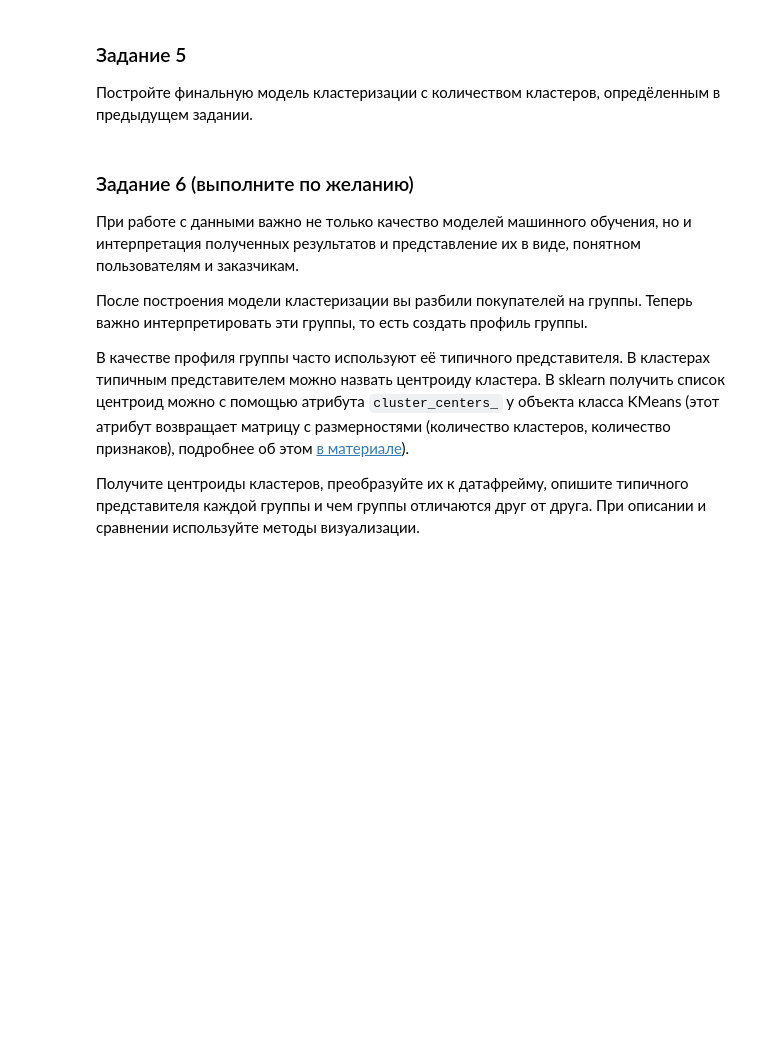
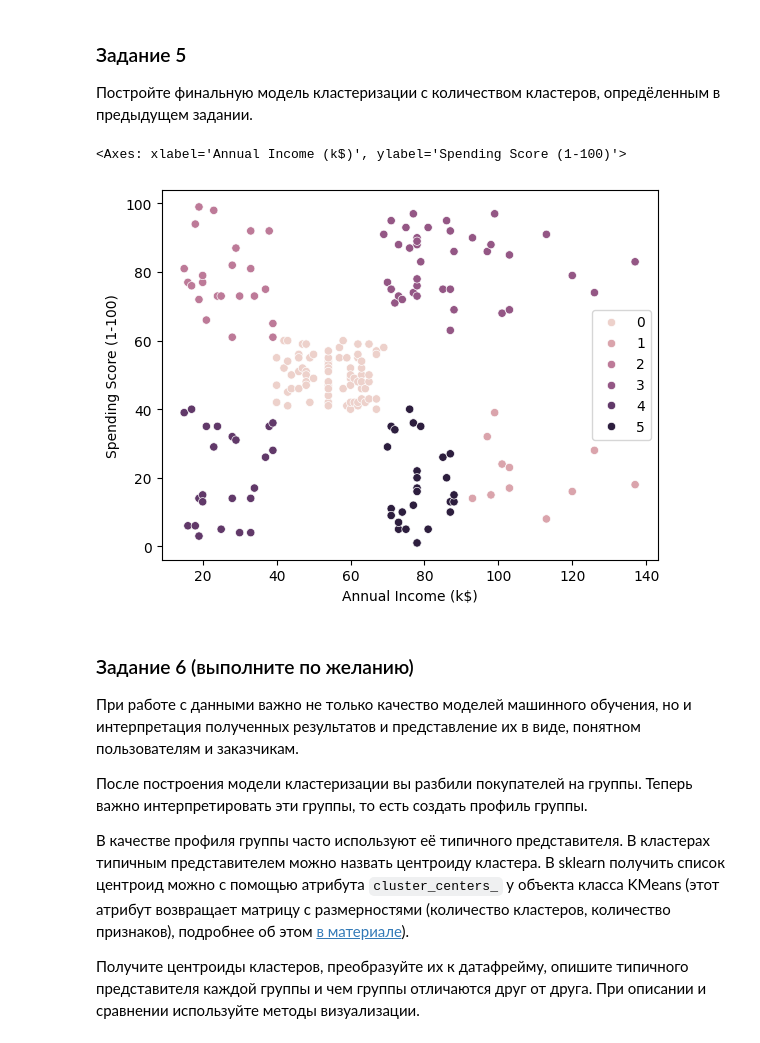
Before and after one commit to IgorKolotushkin/machine_learning_ds, a Jupyter notebook: hw10/Практическая работа. Кластеризация. Метод k-средних.ipynb, the cells around one changed output. Cells and saved outputs as stored; diff of their text form; code cells hidden in the pictures; blank space fills up the shorter version.

```diff
--- a/hw10/Практическая работа. Кластеризация. Метод k-средних.ipynb
+++ b/hw10/Практическая работа. Кластеризация. Метод k-средних.ipynb
@@ -190,0 +192,8 @@ km_best = KMeans(n_clusters=6).fit(df)
+# %%
+km_best = KMeans(n_clusters=6, random_state=1).fit(df)
+points = km_best.predict(df)
+
+sns.scatterplot(x=df['Annual Income (k$)'], y=df['Spending Score (1-100)'], hue=points)
+# %% [output]
+<Axes: xlabel='Annual Income (k$)', ylabel='Spending Score (1-100)'>
+[figure, added]
```
Also changed, not shown: parts of 11 cells of this notebook.
